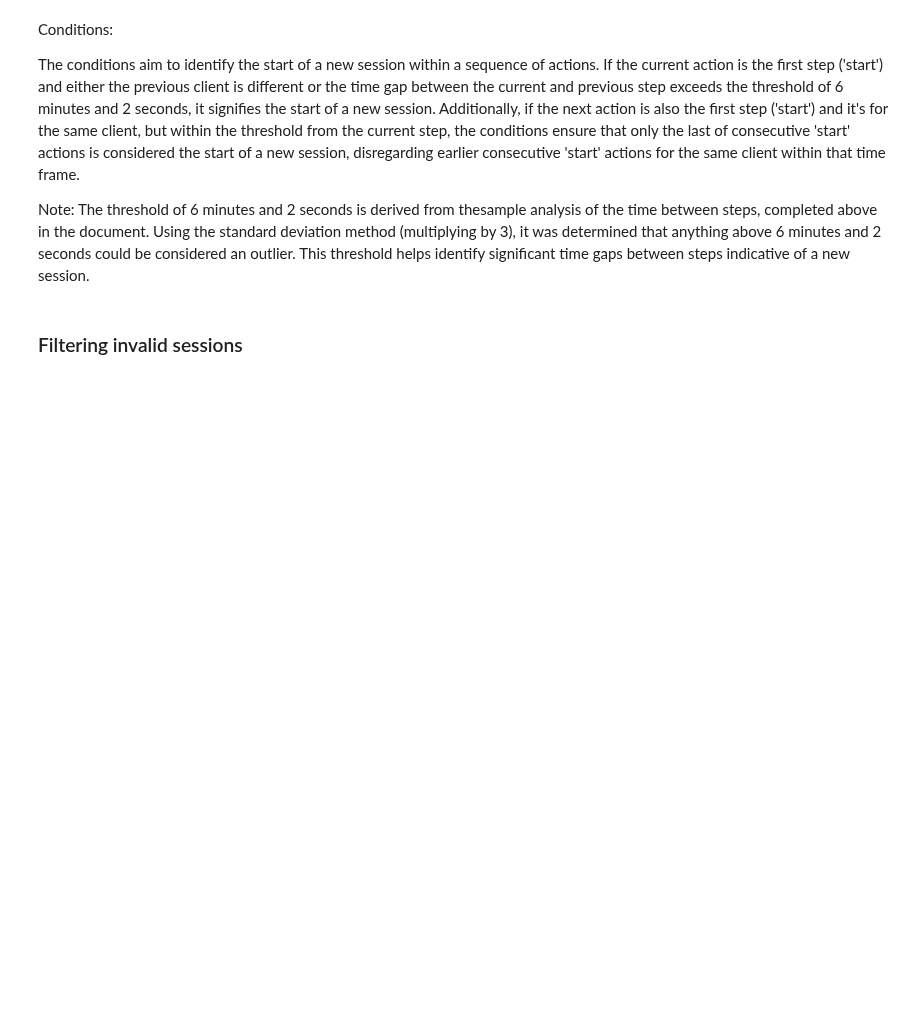
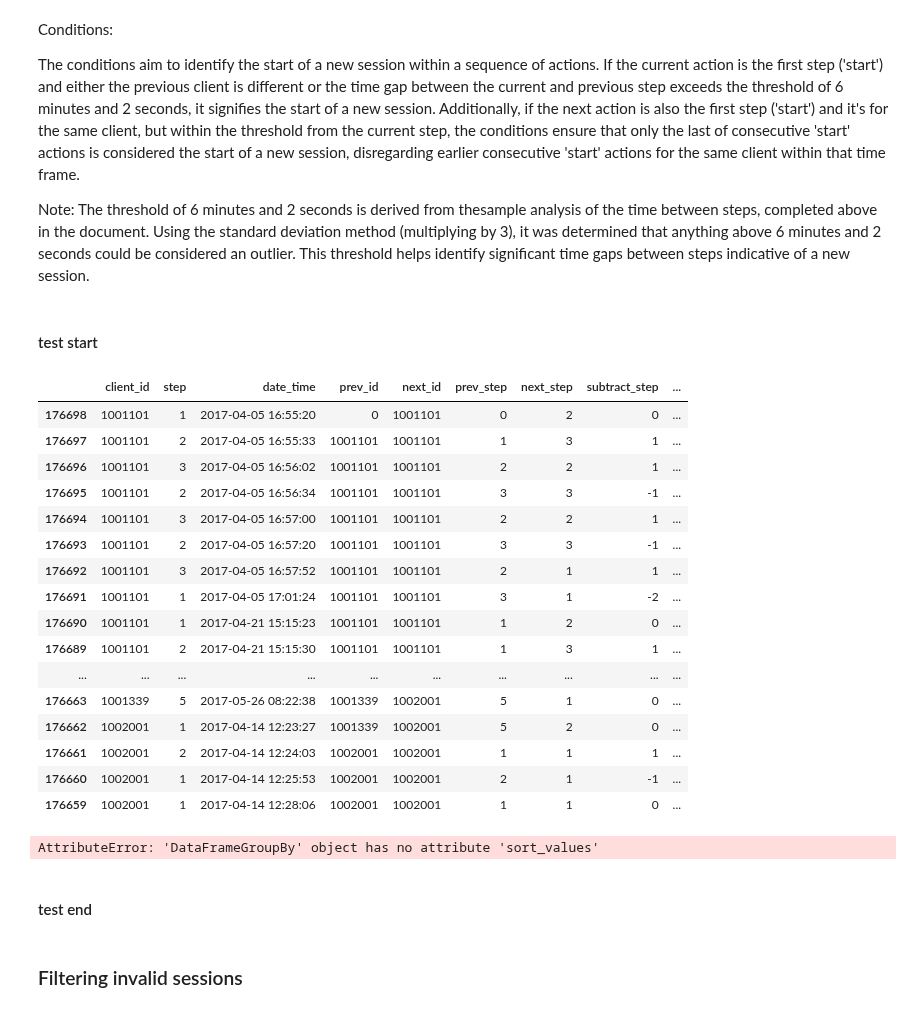
Before and after one commit to dimitsagk/AB_Testing_Analysis, a Jupyter notebook: notebooks/Project_2_02Cleaning+EDA.ipynb, the cells around one changed output. Cells and saved outputs as stored; diff of their text form; code cells hidden in the pictures; blank space fills up the shorter version.

Commit message:
Unfinished test for define seperate sessions

```diff
--- a/notebooks/Project_2_02Cleaning+EDA.ipynb
+++ b/notebooks/Project_2_02Cleaning+EDA.ipynb
@@ -420,3 +420,42 @@ Conditions:
 The conditions aim to identify the start of a new session within a sequence of actions. If the current action is the first step ('start') and either the previous client is different or the time gap between the current and previous step exceeds the threshold of 6 minutes and 2 seconds, it signifies the start of a new session. Additionally, if the next action is also the first step ('start') and it's for the same client, but within the threshold from the current step, the conditions ensure that only the last of consecutive 'start' actions is considered the start of a new session, disregarding earlier consecutive 'start' actions for the same client within that time frame.
 
 Note: The threshold of 6 minutes and 2 seconds is derived from thesample analysis of the time between steps, completed above in the document. Using the standard deviation method (multiplying by 3), it was determined that anything above 6 minutes and 2 seconds could be considered an outlier. This threshold helps identify significant time gaps between steps indicative of a new session.
+# %% [markdown]
+#### test start
+# %%
+# Step 1: defining the possible new sessions
+# -> meaning the ones that start with 1 and (previous session either is more than [threshold] away or with different client)
+
+# Sorting everything to ascending order, to help with following steps
+df_test.sort_values(by=['client_id','date_time'], ascending=True, inplace=True)
+
+
+df_test['possible_sess'] = False
+
+# Threshold of 6 min and 2 seconds, result of the sample analysis
+threshold_6m = datetime.timedelta(seconds=362) # to be adjusted if needed
+
+conditions = np.array(
+    (df_test['step'] == 1) &
+    ((df_test['time_diff_prev'] > threshold_6m) |
+    (df_test['client_id'] != df_test['prev_id']))
+)
+
+df_test.loc[conditions, 'possible_sess'] = True
+# %%
+# Step 2: Numbering the possible new sessions, to be able to group them
+
+count = 0
+
+def session_id(possible_new_sess):
+    global count  # Access the count variable from outside the function
+    if possible_new_sess == True:
+        count += 1
+        return count
+    else:
+        return count
+
+# Applying the function to test dataframe
+df_test['possible_sess_id'] = df_test['possible_sess'].apply(session_id)
+
+df_test.drop(columns=(['possible_sess']), inplace=True)
@@ -422,0 +464,30 @@ Note: The threshold of 6 minutes and 2 seconds is derived from thesample analysi
+# %%
+df_test.drop(columns=(['prev_time','next_time','time_diff_prev','time_diff_next']), inplace=True)
+# just to see the table better
+# %%
+df_test['row_number_by_sess'] = df_test.groupby('possible_sess_id').cumcount() + 1
+
+df_test.head(40)
+# %% [output]
+|  | client_id | step | date_time | prev_id | next_id | prev_step | next_step | subtract_step | ... |
+| 176698 | 1001101 | 1 | 2017-04-05 16:55:20 | 0 | 1001101 | 0 | 2 | 0 | ... |
+| 176697 | 1001101 | 2 | 2017-04-05 16:55:33 | 1001101 | 1001101 | 1 | 3 | 1 | ... |
+| 176696 | 1001101 | 3 | 2017-04-05 16:56:02 | 1001101 | 1001101 | 2 | 2 | 1 | ... |
+| 176695 | 1001101 | 2 | 2017-04-05 16:56:34 | 1001101 | 1001101 | 3 | 3 | -1 | ... |
+| 176694 | 1001101 | 3 | 2017-04-05 16:57:00 | 1001101 | 1001101 | 2 | 2 | 1 | ... |
+| 176693 | 1001101 | 2 | 2017-04-05 16:57:20 | 1001101 | 1001101 | 3 | 3 | -1 | ... |
+| 176692 | 1001101 | 3 | 2017-04-05 16:57:52 | 1001101 | 1001101 | 2 | 1 | 1 | ... |
+| 176691 | 1001101 | 1 | 2017-04-05 17:01:24 | 1001101 | 1001101 | 3 | 1 | -2 | ... |
+| 176690 | 1001101 | 1 | 2017-04-21 15:15:23 | 1001101 | 1001101 | 1 | 2 | 0 | ... |
+| 176689 | 1001101 | 2 | 2017-04-21 15:15:30 | 1001101 | 1001101 | 1 | 3 | 1 | ... |
+| ... | ... | ... | ... | ... | ... | ... | ... | ... | ... |
+| 176663 | 1001339 | 5 | 2017-05-26 08:22:38 | 1001339 | 1002001 | 5 | 1 | 0 | ... |
+| 176662 | 1002001 | 1 | 2017-04-14 12:23:27 | 1001339 | 1002001 | 5 | 2 | 0 | ... |
+| 176661 | 1002001 | 2 | 2017-04-14 12:24:03 | 1002001 | 1002001 | 1 | 1 | 1 | ... |
+| 176660 | 1002001 | 1 | 2017-04-14 12:25:53 | 1002001 | 1002001 | 2 | 1 | -1 | ... |
+| 176659 | 1002001 | 1 | 2017-04-14 12:28:06 | 1002001 | 1002001 | 1 | 1 | 0 | ... |
+# %%
+
+for r in df_test.iterrows():
+# %% [output]
+AttributeError: 'DataFrameGroupBy' object has no attribute 'sort_values'
@@ -423,3 +506,5 @@ Note: The threshold of 6 minutes and 2 seconds is derived from thesample analysi
+# %% [markdown]
+#### test end
 # %%
 # Sorting everything to ascending order, to help with following steps
 df_test.sort_values(by=['client_id','date_time'], ascending=True, inplace=True)
```
Also changed, not shown: parts of 4 cells of this notebook.
